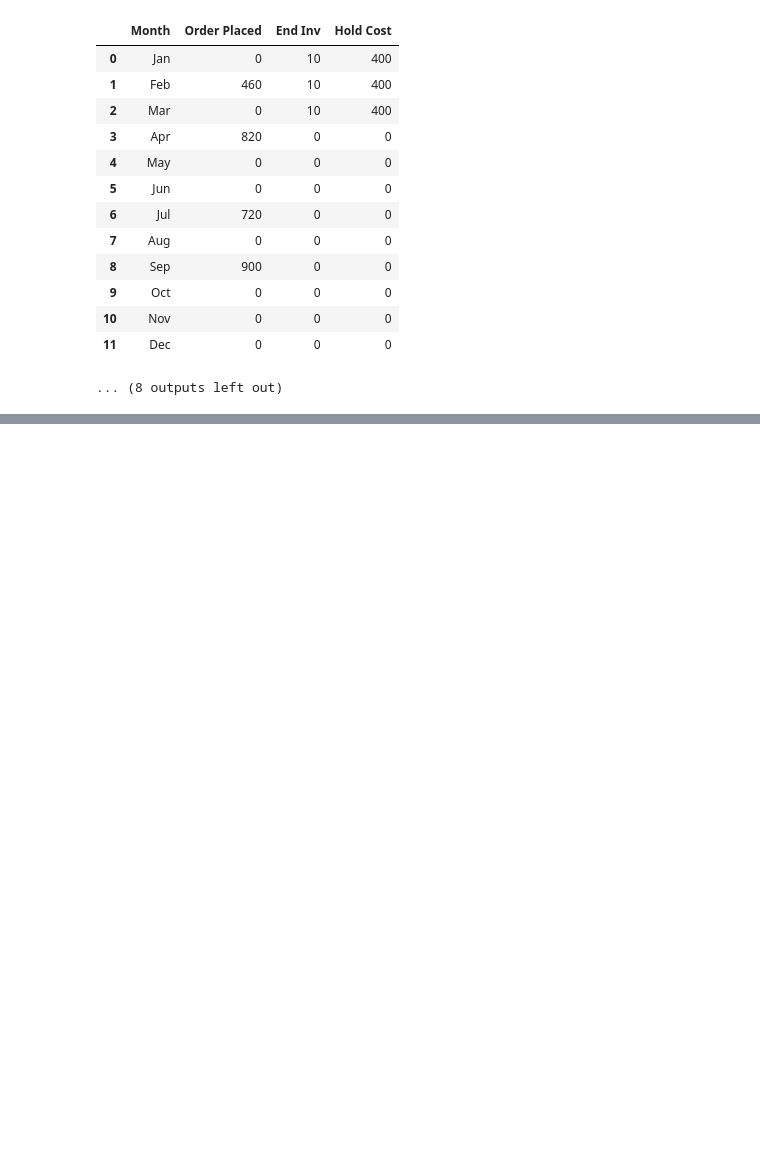
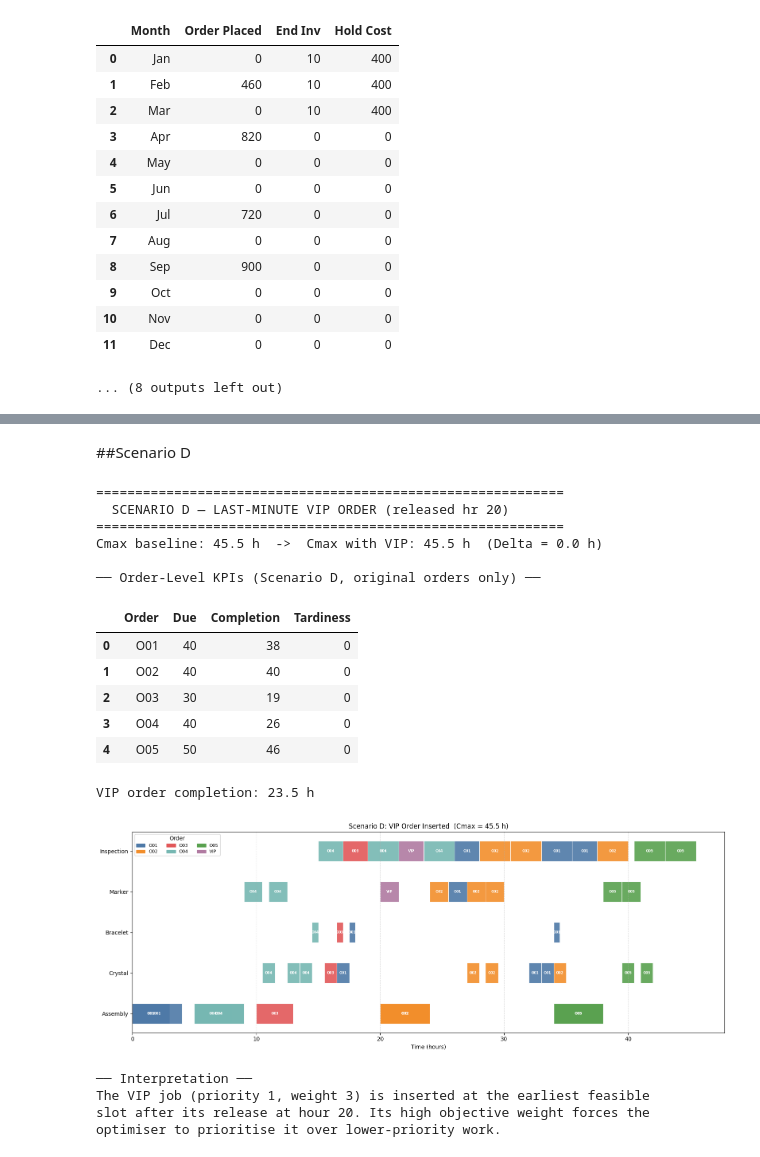
Before and after one commit to twillixa/PPS, a Jupyter notebook: Main_1_complete.ipynb, the cells around one changed output, grey strips where cells are left out. Saved outputs shown, nothing was run; the diff lists cells and outputs as text; code cells hidden in the pictures; blank space fills up the shorter version.

```diff
--- a/Main_1_complete.ipynb
+++ b/Main_1_complete.ipynb
@@ -2250,0 +2701,53 @@ plt.show()
+# %% [markdown]
+##Scenario D
+# %%
+
+# ═══════════════════════════════════════════════════════════════════════════════
+# SCENARIO D: Last-Minute VIP Order (released hour 20)
+# ═══════════════════════════════════════════════════════════════════════════════
+print(f"\n{'='*60}")
+print(f"  SCENARIO D — LAST-MINUTE VIP ORDER (released hr 20)")
+print(f"{'='*60}")
+
+vip_job = {
+    "job":      "VIP_Chronos_1",
+    "order":    "VIP",
+    "type":     "Chronos",
+    "release":  20,
+    "due":      999,
+    "priority": 1,
+    "routing":  [("Marker", 1.5), ("Inspection", 2.0)],
+}
+
+df_D, df_kpi_D, df_ord_D, cmax_D, _ = solve_schedule(base_jobs, vip_job=vip_job)
+
+print(f"Cmax baseline: {cmax_base} h  ->  Cmax with VIP: {cmax_D} h  "
+      f"(Delta = {round(cmax_D - cmax_base, 2)} h)")
+print("\n── Order-Level KPIs (Scenario D, original orders only) ──")
+display(df_ord_D[df_ord_D["Order"] != "VIP"])
+vip_row = df_kpi_D[df_kpi_D["order"] == "VIP"]
+print(f"\nVIP order completion: {vip_row['Cj'].values[0]} h")
+plot_gantt(df_D, title=f"Scenario D: VIP Order Inserted  (Cmax = {cmax_D} h)")
+print("\n── Interpretation ──")
+print("The VIP job (priority 1, weight 3) is inserted at the earliest feasible")
+print("slot after its release at hour 20. Its high objective weight forces the")
+print("optimiser to prioritise it over lower-priority work.")
+# %% [output]
+============================================================
+  SCENARIO D — LAST-MINUTE VIP ORDER (released hr 20)
+============================================================
+Cmax baseline: 45.5 h  ->  Cmax with VIP: 45.5 h  (Delta = 0.0 h)
+
+── Order-Level KPIs (Scenario D, original orders only) ──
+|  | Order | Due | Completion | Tardiness |
+| 0 | O01 | 40 | 38 | 0 |
+| 1 | O02 | 40 | 40 | 0 |
+| 2 | O03 | 30 | 19 | 0 |
+| 3 | O04 | 40 | 26 | 0 |
+| 4 | O05 | 50 | 46 | 0 |
+VIP order completion: 23.5 h
+[figure, added]
+── Interpretation ──
+The VIP job (priority 1, weight 3) is inserted at the earliest feasible
+slot after its release at hour 20. Its high objective weight forces the
+optimiser to prioritise it over lower-priority work.
```
Also changed, not shown: parts of 11 cells of this notebook.
